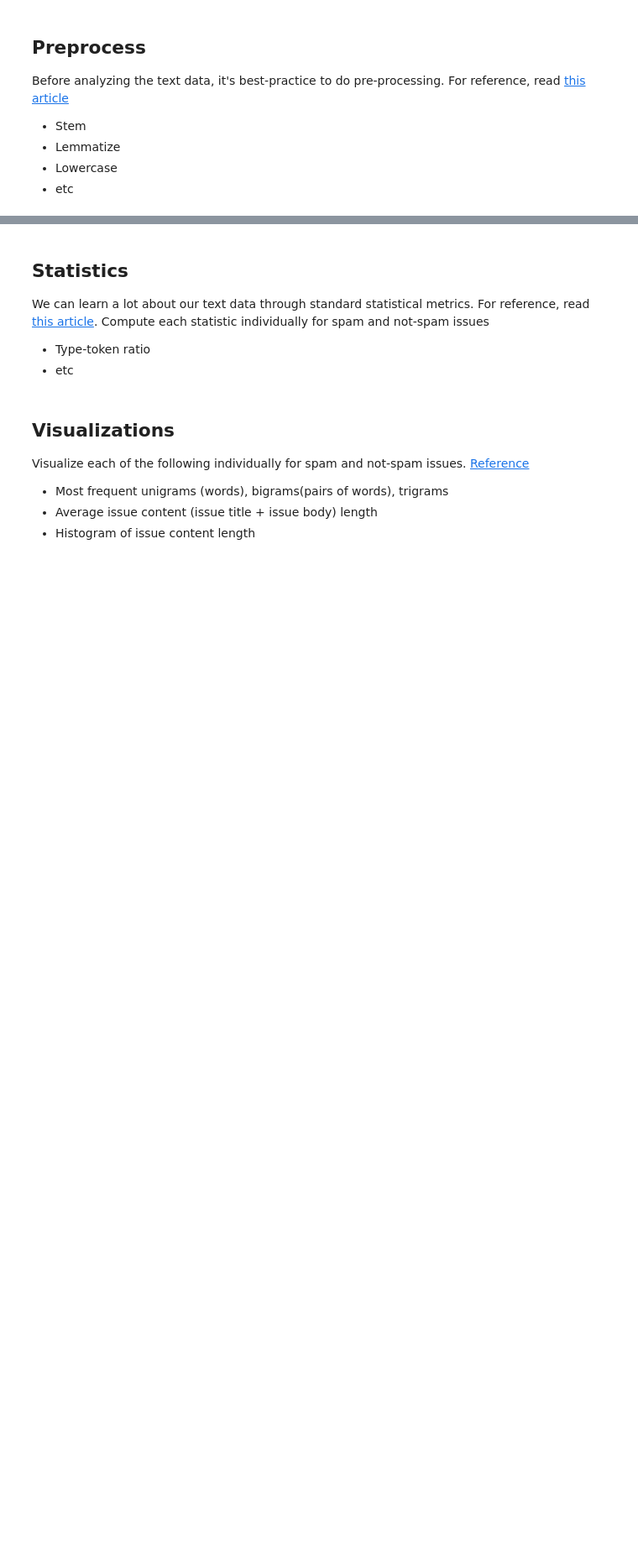
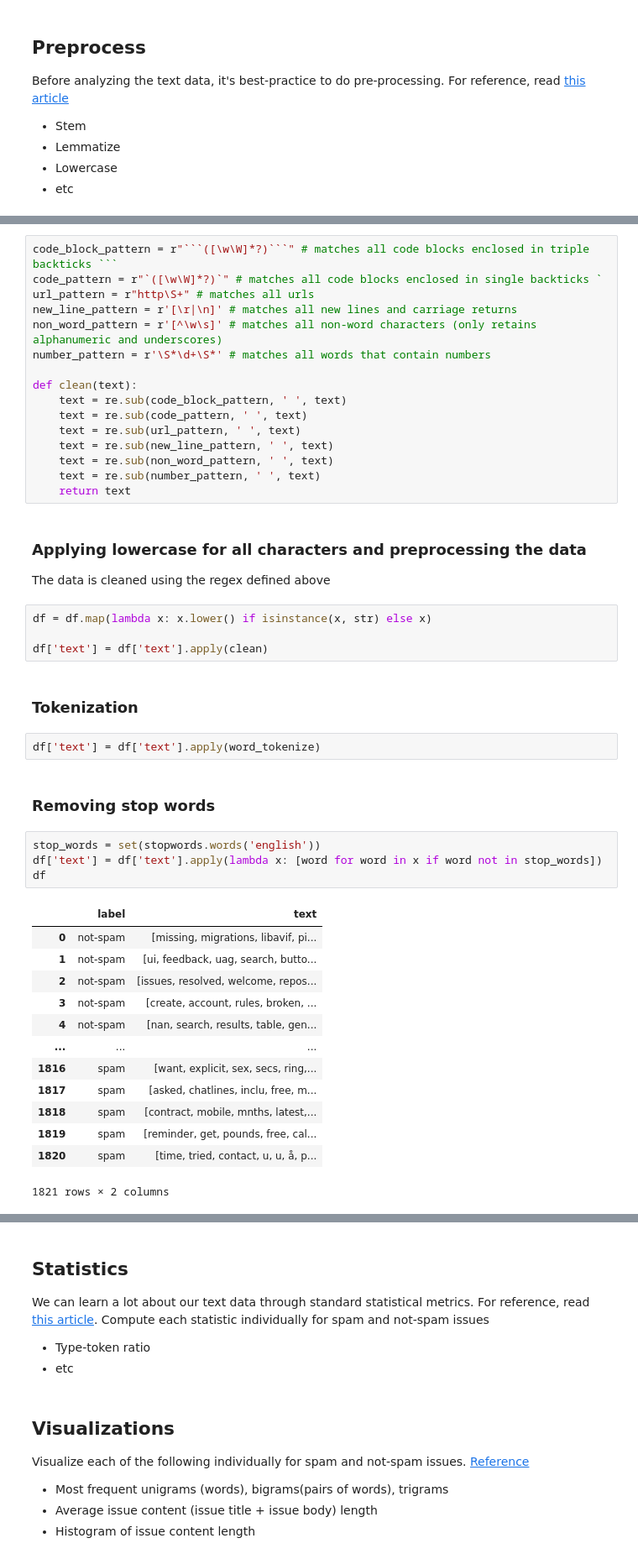
Before and after one commit to mishasinitcyn/RepoCleanup-backend, a Jupyter notebook: EDA/exploratory_data_analysis.ipynb, the cells around one changed output, grey strips where cells are left out. Shown: that part at 84% size. Cells and saved outputs as stored; diff of their text form; blank space fills up the shorter version.

````diff
--- a/EDA/exploratory_data_analysis.ipynb
+++ b/EDA/exploratory_data_analysis.ipynb
@@ -24,0 +53,47 @@ Before analyzing the text data, it's best-practice to do pre-processing. For ref
+# %%
+code_block_pattern = r"```([\w\W]*?)```" # matches all code blocks enclosed in triple backticks ```
+code_pattern = r"`([\w\W]*?)`" # matches all code blocks enclosed in single backticks `
+url_pattern = r"http\S+" # matches all urls
+new_line_pattern = r'[\r|\n]' # matches all new lines and carriage returns
+non_word_pattern = r'[^\w\s]' # matches all non-word characters (only retains alphanumeric and underscores)
+number_pattern = r'\S*\d+\S*' # matches all words that contain numbers
+
+def clean(text):
+    text = re.sub(code_block_pattern, ' ', text)
+    text = re.sub(code_pattern, ' ', text)
+    text = re.sub(url_pattern, ' ', text)
+    text = re.sub(new_line_pattern, ' ', text)
+    text = re.sub(non_word_pattern, ' ', text)
+    text = re.sub(number_pattern, ' ', text)
+    return text
+# %% [markdown]
+### Applying lowercase for all characters and preprocessing the data
+The data is cleaned using the regex defined above
+# %%
+df = df.map(lambda x: x.lower() if isinstance(x, str) else x)
+
+df['text'] = df['text'].apply(clean)
+# %% [markdown]
+### Tokenization
+# %%
+df['text'] = df['text'].apply(word_tokenize)
+# %% [markdown]
+### Removing stop words
+# %%
+stop_words = set(stopwords.words('english'))
+df['text'] = df['text'].apply(lambda x: [word for word in x if word not in stop_words])
+df
+# %% [output]
+|  | label | text |
+| 0 | not-spam | [missing, migrations, libavif, pi... |
+| 1 | not-spam | [ui, feedback, uag, search, butto... |
+| 2 | not-spam | [issues, resolved, welcome, repos... |
+| 3 | not-spam | [create, account, rules, broken, ... |
+| 4 | not-spam | [nan, search, results, table, gen... |
+| ... | ... | ... |
+| 1816 | spam | [want, explicit, sex, secs, ring,... |
+| 1817 | spam | [asked, chatlines, inclu, free, m... |
+| 1818 | spam | [contract, mobile, mnths, latest,... |
+| 1819 | spam | [reminder, get, pounds, free, cal... |
+| 1820 | spam | [time, tried, contact, u, u, å, p... |
+1821 rows × 2 columns
````
Also changed, not shown: parts of 9 cells of this notebook, 1 other file.
